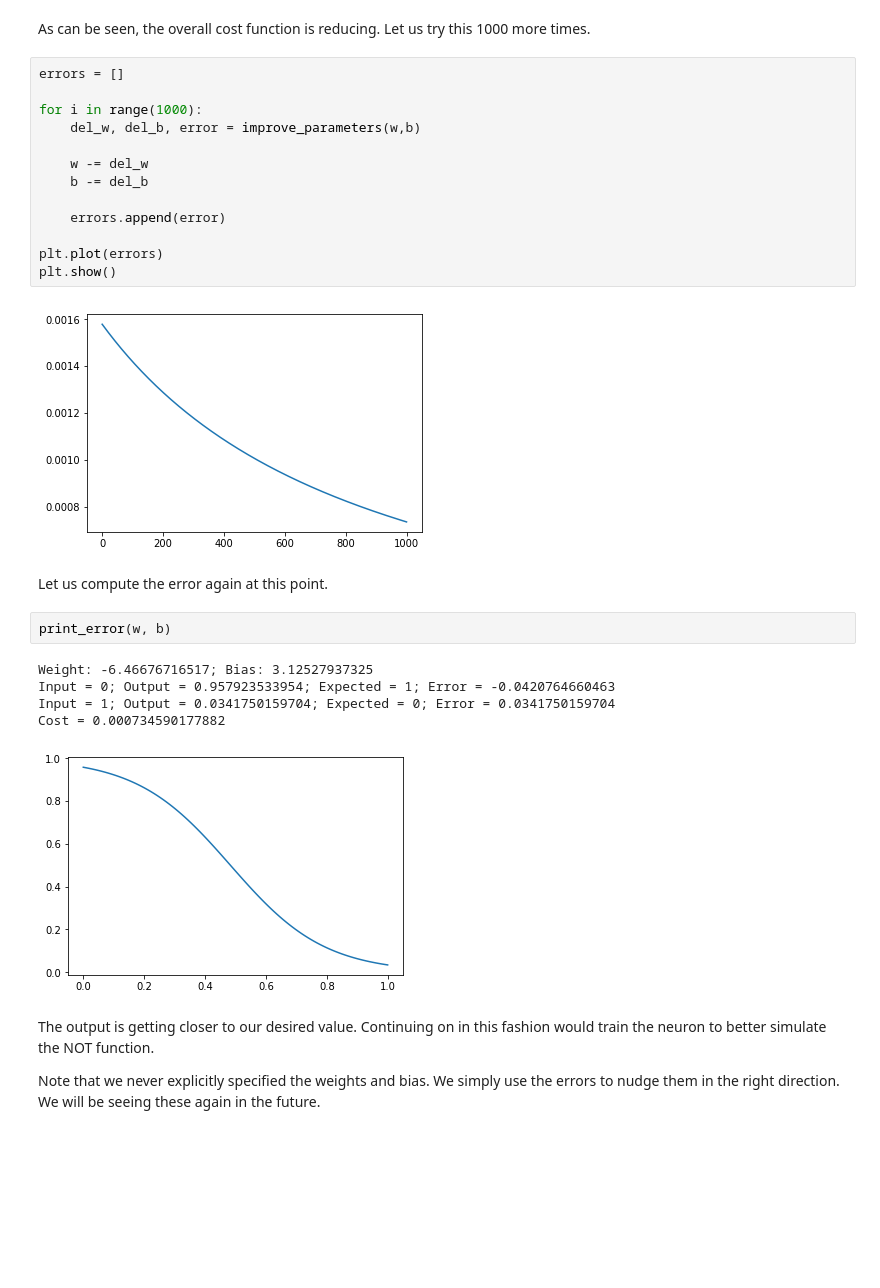
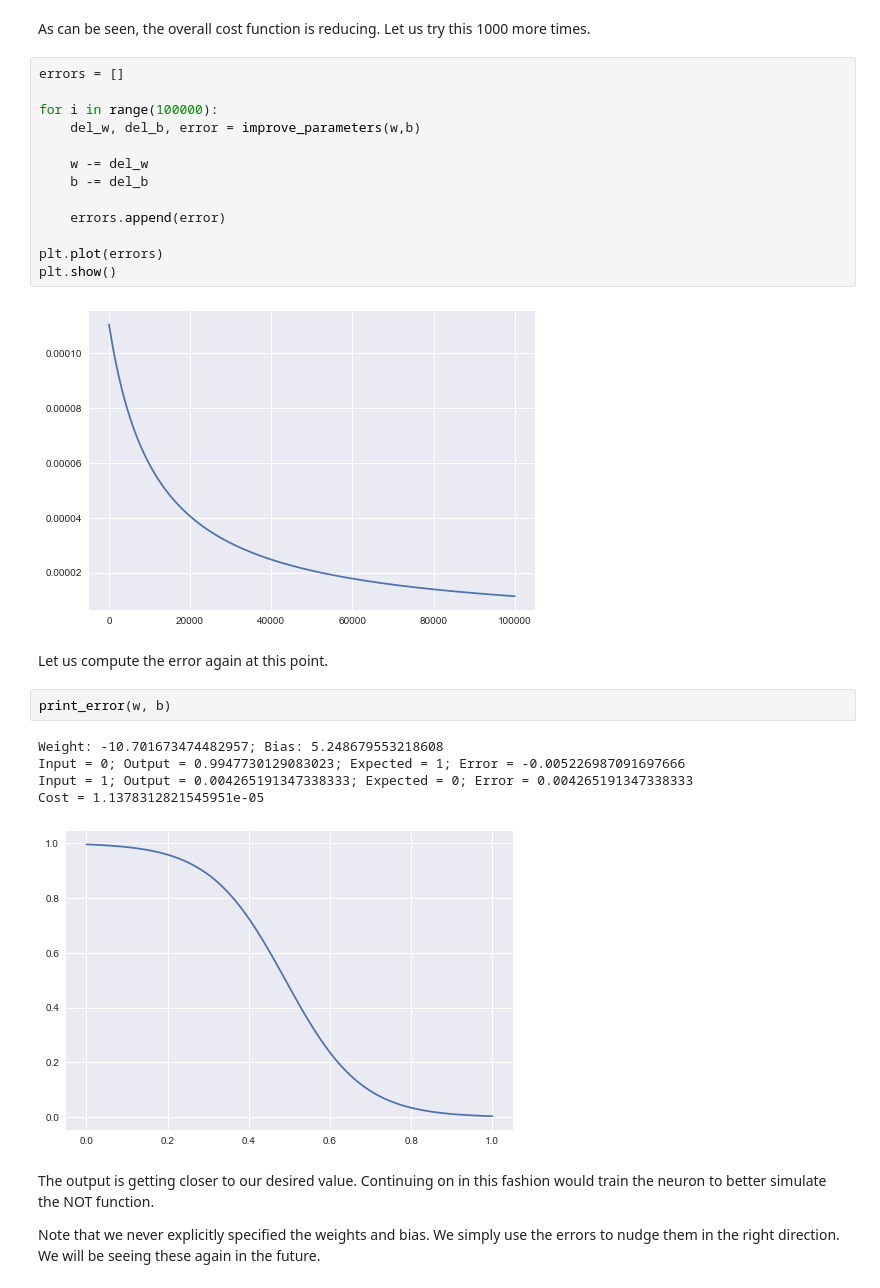
Before and after one commit to wleavell/NN-Presentation, a Jupyter notebook: 1. NOT function.ipynb, the cells around one changed output. Saved outputs shown, nothing was run; the diff lists cells and outputs as text; blank space fills up the shorter version.

```diff
--- a/1. NOT function.ipynb
+++ b/1. NOT function.ipynb
@@ -159,28 +159,28 @@ As can be seen, the overall cost function is reducing. Let us try this 1000 more
 # %%
 errors = []
 
-for i in range(1000):
+for i in range(100000):
     del_w, del_b, error = improve_parameters(w,b)
 
     w -= del_w
     b -= del_b
 
     errors.append(error)
 
 plt.plot(errors)
 plt.show()
 # %% [output]
-[figure, old version]
+[figure, new version]
 # %% [markdown]
 Let us compute the error again at this point.
 # %%
 print_error(w, b)
 # %% [output]
-Weight: -6.46676716517; Bias: 3.12527937325
-Input = 0; Output = 0.957923533954; Expected = 1; Error = -0.0420764660463
-Input = 1; Output = 0.0341750159704; Expected = 0; Error = 0.0341750159704
-Cost = 0.000734590177882
+Weight: -10.701673474482957; Bias: 5.248679553218608
+Input = 0; Output = 0.9947730129083023; Expected = 1; Error = -0.005226987091697666
+Input = 1; Output = 0.004265191347338333; Expected = 0; Error = 0.004265191347338333
+Cost = 1.1378312821545951e-05
-[figure, old version]
+[figure, new version]
 # %% [markdown]
 The output is getting closer to our desired value. Continuing on in this fashion would train the neuron to better simulate the NOT function.
 
```
Also changed, not shown: parts of 4 cells of this notebook, 3 other files.
